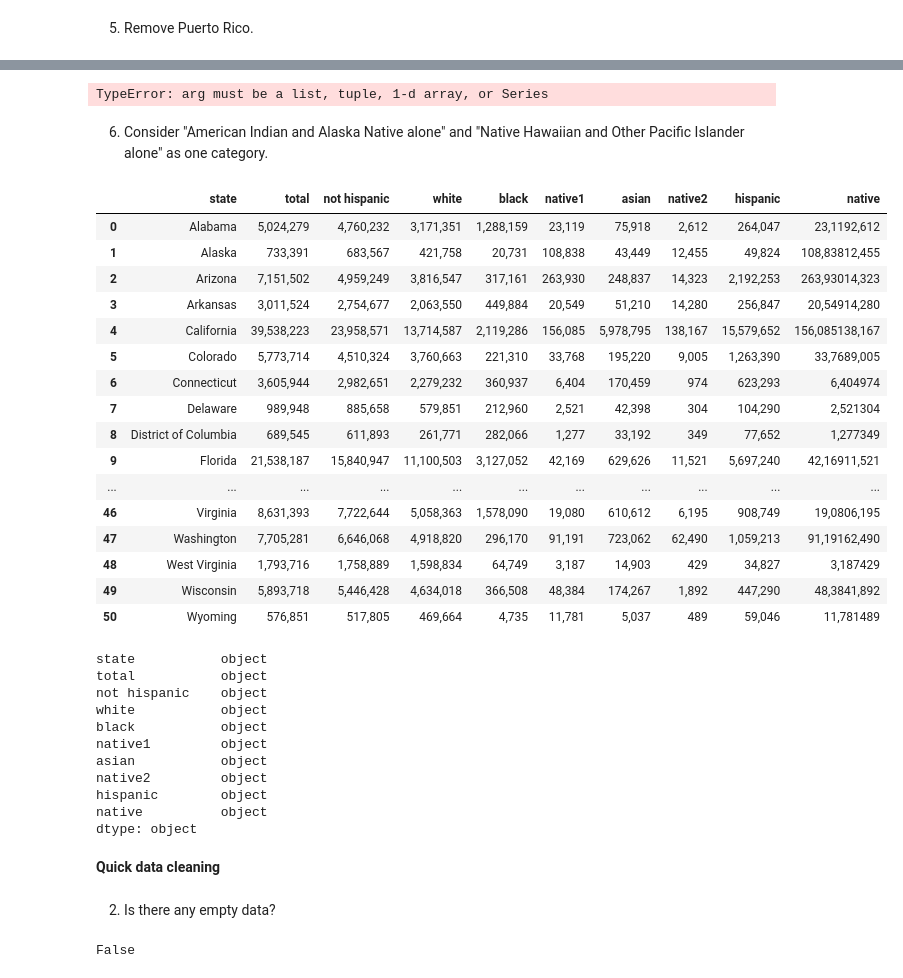
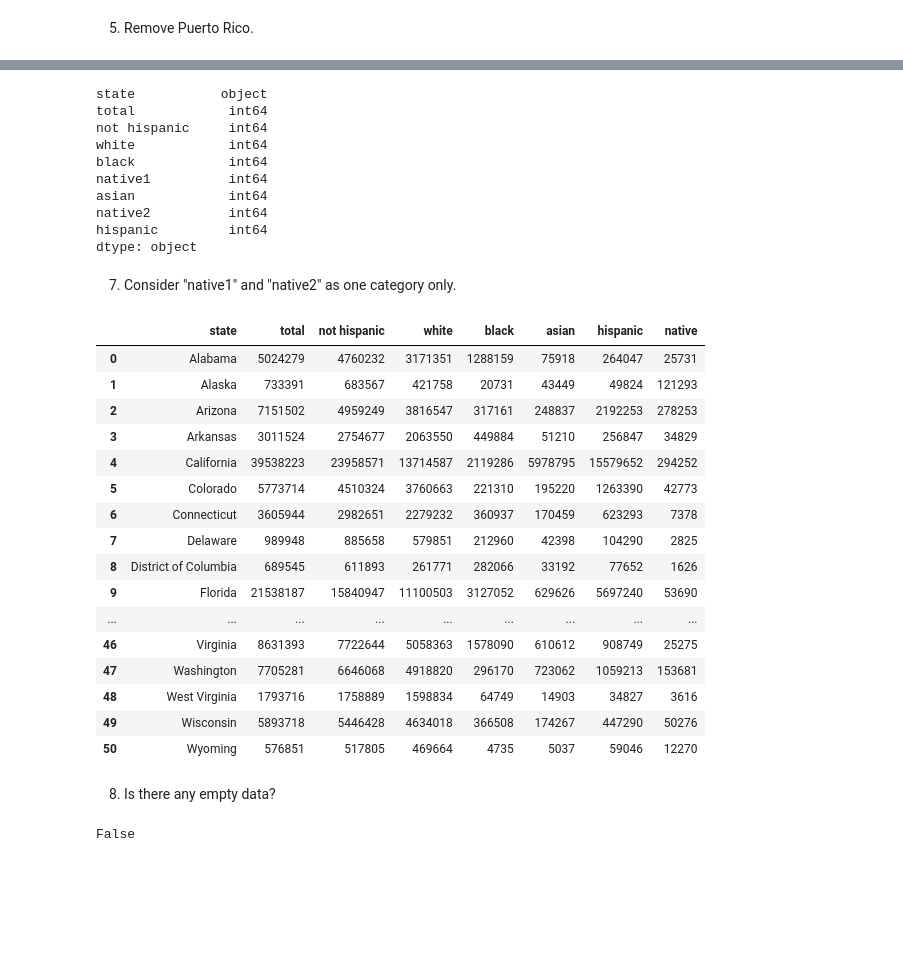
Before and after one commit to CelineChiLamNg/fatal_police_shootings, a Jupyter notebook: FatalPoliceShootings.ipynb, the cells around one changed output, grey strips where cells are left out. Saved outputs shown, nothing was run; the diff lists cells and outputs as text; code cells hidden in the pictures; blank space fills up the shorter version.

```diff
--- a/FatalPoliceShootings.ipynb
+++ b/FatalPoliceShootings.ipynb
@@ -810,43 +835,39 @@ p5 = p5.drop(index=51)
 # %%
-pd.to_numeric(p5)
+for col in p5.columns[1:]:
+    p5[col] = p5[col].replace(",", "", regex=True).astype("int64")
+p5.dtypes
 # %% [output]
-TypeError: arg must be a list, tuple, 1-d array, or Series
+state           object
+total            int64
+not hispanic     int64
+white            int64
+black            int64
+native1          int64
+asian            int64
+native2          int64
+hispanic         int64
+dtype: object
 # %% [markdown]
-6. Consider "American Indian and Alaska Native alone" and "Native Hawaiian and
- Other Pacific Islander alone" as one category.
+7. Consider "native1" and "native2" as one category only.
 # %%
 p5["native"] = p5[["native1", "native2"]].sum(axis=1)
-
-p5
+p5 = p5.drop(columns=["native1", "native2"])
+p5.head(5)
 # %% [output]
-|  | state | total | not hispanic | white | black | native1 | asian | native2 | hispanic | native |
-| 0 | Alabama | 5,024,279 | 4,760,232 | 3,171,351 | 1,288,159 | 23,119 | 75,918 | 2,612 | 264,047 | 23,1192,612 |
-| 1 | Alaska | 733,391 | 683,567 | 421,758 | 20,731 | 108,838 | 43,449 | 12,455 | 49,824 | 108,83812,455 |
-| 2 | Arizona | 7,151,502 | 4,959,249 | 3,816,547 | 317,161 | 263,930 | 248,837 | 14,323 | 2,192,253 | 263,93014,323 |
-| 3 | Arkansas | 3,011,524 | 2,754,677 | 2,063,550 | 449,884 | 20,549 | 51,210 | 14,280 | 256,847 | 20,54914,280 |
-| 4 | California | 39,538,223 | 23,958,571 | 13,714,587 | 2,119,286 | 156,085 | 5,978,795 | 138,167 | 15,579,652 | 156,085138,167 |
-| 5 | Colorado | 5,773,714 | 4,510,324 | 3,760,663 | 221,310 | 33,768 | 195,220 | 9,005 | 1,263,390 | 33,7689,005 |
-| 6 | Connecticut | 3,605,944 | 2,982,651 | 2,279,232 | 360,937 | 6,404 | 170,459 | 974 | 623,293 | 6,404974 |
-| 7 | Delaware | 989,948 | 885,658 | 579,851 | 212,960 | 2,521 | 42,398 | 304 | 104,290 | 2,521304 |
-| 8 | District of Columbia | 689,545 | 611,893 | 261,771 | 282,066 | 1,277 | 33,192 | 349 | 77,652 | 1,277349 |
-| 9 | Florida | 21,538,187 | 15,840,947 | 11,100,503 | 3,127,052 | 42,169 | 629,626 | 11,521 | 5,697,240 | 42,16911,521 |
-| ... | ... | ... | ... | ... | ... | ... | ... | ... | ... | ... |
-| 46 | Virginia | 8,631,393 | 7,722,644 | 5,058,363 | 1,578,090 | 19,080 | 610,612 | 6,195 | 908,749 | 19,0806,195 |
-| 47 | Washington | 7,705,281 | 6,646,068 | 4,918,820 | 296,170 | 91,191 | 723,062 | 62,490 | 1,059,213 | 91,19162,490 |
-| 48 | West Virginia | 1,793,716 | 1,758,889 | 1,598,834 | 64,749 | 3,187 | 14,903 | 429 | 34,827 | 3,187429 |
-| 49 | Wisconsin | 5,893,718 | 5,446,428 | 4,634,018 | 366,508 | 48,384 | 174,267 | 1,892 | 447,290 | 48,3841,892 |
-| 50 | Wyoming | 576,851 | 517,805 | 469,664 | 4,735 | 11,781 | 5,037 | 489 | 59,046 | 11,781489 |
+|  | state | total | not hispanic | white | black | asian | hispanic | native |
+| 0 | Alabama | 5024279 | 4760232 | 3171351 | 1288159 | 75918 | 264047 | 25731 |
+| 1 | Alaska | 733391 | 683567 | 421758 | 20731 | 43449 | 49824 | 121293 |
+| 2 | Arizona | 7151502 | 4959249 | 3816547 | 317161 | 248837 | 2192253 | 278253 |
+| 3 | Arkansas | 3011524 | 2754677 | 2063550 | 449884 | 51210 | 256847 | 34829 |
+| 4 | California | 39538223 | 23958571 | 13714587 | 2119286 | 5978795 | 15579652 | 294252 |
+| 5 | Colorado | 5773714 | 4510324 | 3760663 | 221310 | 195220 | 1263390 | 42773 |
+| 6 | Connecticut | 3605944 | 2982651 | 2279232 | 360937 | 170459 | 623293 | 7378 |
+| 7 | Delaware | 989948 | 885658 | 579851 | 212960 | 42398 | 104290 | 2825 |
+| 8 | District of Columbia | 689545 | 611893 | 261771 | 282066 | 33192 | 77652 | 1626 |
+| 9 | Florida | 21538187 | 15840947 | 11100503 | 3127052 | 629626 | 5697240 | 53690 |
+| ... | ... | ... | ... | ... | ... | ... | ... | ... |
+| 46 | Virginia | 8631393 | 7722644 | 5058363 | 1578090 | 610612 | 908749 | 25275 |
+| 47 | Washington | 7705281 | 6646068 | 4918820 | 296170 | 723062 | 1059213 | 153681 |
+| 48 | West Virginia | 1793716 | 1758889 | 1598834 | 64749 | 14903 | 34827 | 3616 |
+| 49 | Wisconsin | 5893718 | 5446428 | 4634018 | 366508 | 174267 | 447290 | 50276 |
+| 50 | Wyoming | 576851 | 517805 | 469664 | 4735 | 5037 | 59046 | 12270 |
-# %%
-p5.dtypes
-# %% [output]
-state           object
-total           object
-not hispanic    object
-white           object
-black           object
-native1         object
-asian           object
-native2         object
-hispanic        object
-native          object
-dtype: object
@@ -855,5 +874,3 @@ p5 = p5.drop(columns=["native1", "native2"])
-# %% [markdown]
-**Quick data cleaning**
 # %% [markdown]
-2. Is there any empty data?
+8. Is there any empty data?
 # %%
```
Also changed, not shown: parts of 24 cells of this notebook, 1 other file.
